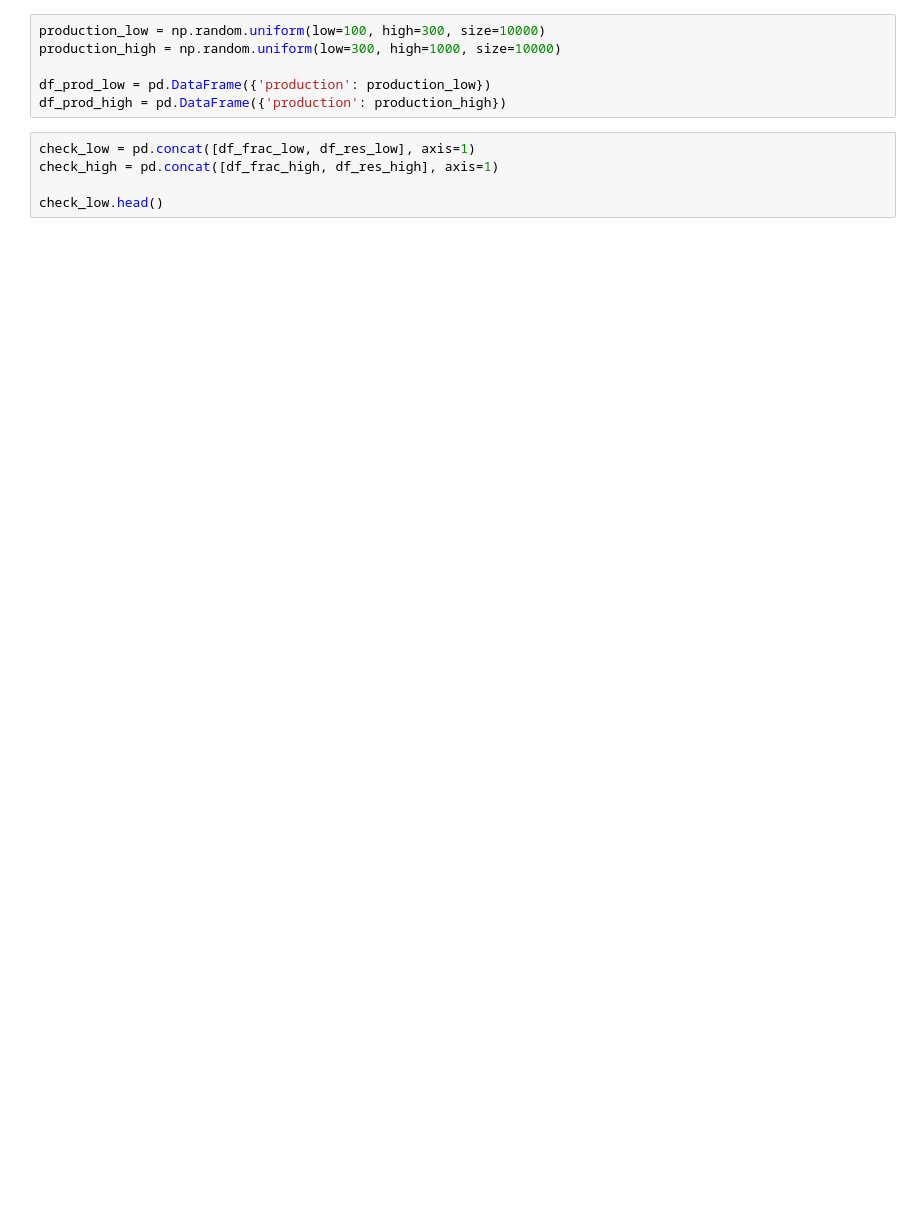
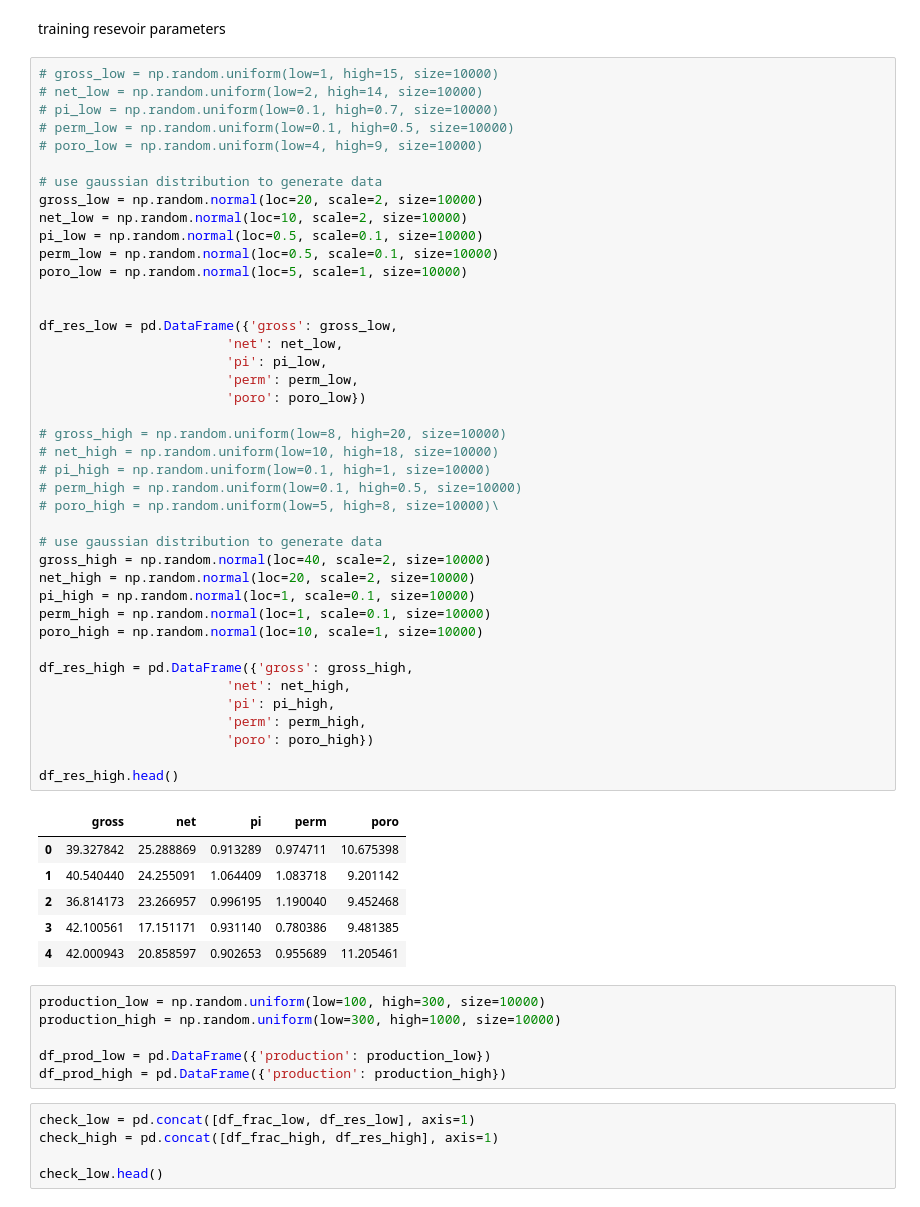
Before and after one commit to MaxwellCBY/autoencoder, a Jupyter notebook: autoencoder.ipynb, the cells around one changed output. Drawn from its saved outputs; the diff is of its cells as text; blank space fills up the shorter version.

```diff
--- a/autoencoder.ipynb
+++ b/autoencoder.ipynb
@@ -65,3 +56,53 @@ df_res_low.head()
+# %% [markdown]
+training resevoir parameters
+# %%
+# gross_low = np.random.uniform(low=1, high=15, size=10000)
+# net_low = np.random.uniform(low=2, high=14, size=10000)
+# pi_low = np.random.uniform(low=0.1, high=0.7, size=10000)
+# perm_low = np.random.uniform(low=0.1, high=0.5, size=10000)
+# poro_low = np.random.uniform(low=4, high=9, size=10000)
+
+# use gaussian distribution to generate data
+gross_low = np.random.normal(loc=20, scale=2, size=10000)
+net_low = np.random.normal(loc=10, scale=2, size=10000)
+pi_low = np.random.normal(loc=0.5, scale=0.1, size=10000)
+perm_low = np.random.normal(loc=0.5, scale=0.1, size=10000)
+poro_low = np.random.normal(loc=5, scale=1, size=10000)
+
+
+df_res_low = pd.DataFrame({'gross': gross_low,
+                        'net': net_low,
+                        'pi': pi_low,
+                        'perm': perm_low,
+                        'poro': poro_low})
+
+# gross_high = np.random.uniform(low=8, high=20, size=10000)
+# net_high = np.random.uniform(low=10, high=18, size=10000)
+# pi_high = np.random.uniform(low=0.1, high=1, size=10000)
+# perm_high = np.random.uniform(low=0.1, high=0.5, size=10000)
+# poro_high = np.random.uniform(low=5, high=8, size=10000)\
+
+# use gaussian distribution to generate data
+gross_high = np.random.normal(loc=40, scale=2, size=10000)
+net_high = np.random.normal(loc=20, scale=2, size=10000)
+pi_high = np.random.normal(loc=1, scale=0.1, size=10000)
+perm_high = np.random.normal(loc=1, scale=0.1, size=10000)
+poro_high = np.random.normal(loc=10, scale=1, size=10000)
+
+df_res_high = pd.DataFrame({'gross': gross_high,
+                        'net': net_high,
+                        'pi': pi_high,
+                        'perm': perm_high,
+                        'poro': poro_high})
+
+df_res_high.head()
+# %% [output]
+|  | gross | net | pi | perm | poro |
+| 0 | 39.327842 | 25.288869 | 0.913289 | 0.974711 | 10.675398 |
+| 1 | 40.540440 | 24.255091 | 1.064409 | 1.083718 | 9.201142 |
+| 2 | 36.814173 | 23.266957 | 0.996195 | 1.190040 | 9.452468 |
+| 3 | 42.100561 | 17.151171 | 0.931140 | 0.780386 | 9.481385 |
+| 4 | 42.000943 | 20.858597 | 0.902653 | 0.955689 | 11.205461 |
 # %%
 production_low = np.random.uniform(low=100, high=300, size=10000)
 production_high = np.random.uniform(low=300, high=1000, size=10000)
```
Also changed, not shown: parts of 20 cells of this notebook.
